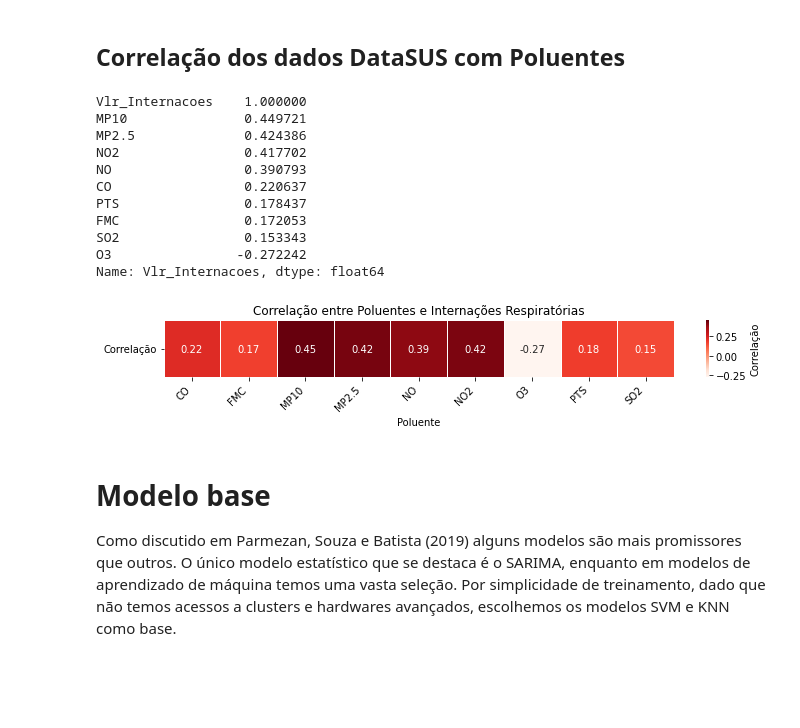
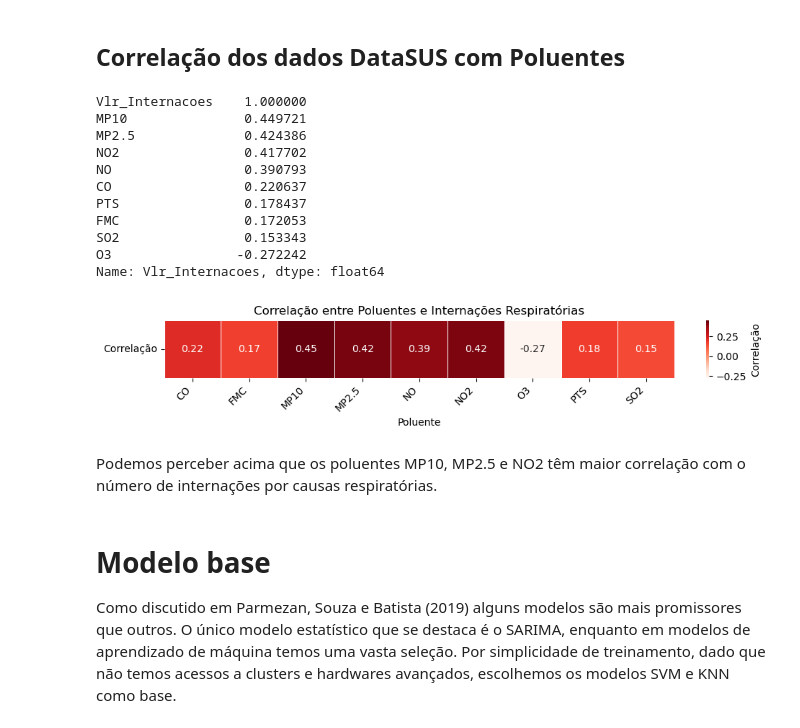
Before and after one commit to victorteodoro/projeto-aplicado-iv, a Jupyter notebook: projeto/cd_projeto_aplicado_IV_entrega_3.ipynb, the cells around one changed output. Drawn from its saved outputs; the diff is of its cells as text; code cells hidden in the pictures; blank space fills up the shorter version.

```diff
--- a/projeto/cd_projeto_aplicado_IV_entrega_3.ipynb
+++ b/projeto/cd_projeto_aplicado_IV_entrega_3.ipynb
@@ -195,8 +218,6 @@ Name: Poluente, dtype: object
 # %%
-import pandas as pd
-
 # Carrega a base do SUS
-df_sus = pd.read_csv(r"../dados/Dados_Infec_Resp_SP_2008-2023_SUS.csv", sep=';', encoding='latin1')
+df_sus = pd.read_csv("../dados/Dados_Infec_Resp_SP_2008-2023_SUS.csv", sep=';', encoding='latin1')
 # %%
 # Mantém apenas linhas no formato "xxx/yyyy"
 df_sus = df_sus[df_sus['Mês/ano de competência'].str.contains(r'^[A-Za-zÇç]{3}/\d{4}$', na=False)]
@@ -261,12 +282,12 @@ df_sus.head()
 import duckdb
 import pandas as pd
 import matplotlib.pyplot as plt
-import seaborn as sns  # Usar seaborn para o heatmap (faz parte da matplotlib stack)
+import seaborn as sns
 
 # Conectando ao DuckDB
 con = duckdb.connect()
 
-db = r"C:\Users\otavi\Documents\GitHub\projeto-aplicado-iv\dados\SP_poluicao_part*.parquet"
+db = r"../dados/SP_poluicao_part*.parquet"
 
 # Agrega média mensal de cada poluente
 query = f"""
@@ -301,36 +322,38 @@ correlacao_poluentes = correlacao[['Vlr_Internacoes']].drop(index='Vlr_Internaco
 correlacao_poluentes.columns = ['Poluente', 'Correlação']
 
 # Plotando o heatmap usando matplotlib + seaborn
-plt.figure(figsize=(10, 2))  # Ajusta o tamanho para ficar "retangular" igual ao seu estilo do plotly
+plt.figure(figsize=(10, 2))
 heatmap_data = correlacao_poluentes.set_index('Poluente').T
 
 sns.heatmap(
     heatmap_data,
     annot=True,          # Mostra os valores
     cmap='Reds',          # Escala de cores vermelha
     cbar_kws={'label': 'Correlação'},  # Nome da barra de cor
     linewidths=0.5,       # Linhas divisórias finas
     fmt=".2f"             # Formato dos números
 )
 
 plt.title('Correlação entre Poluentes e Internações Respiratórias')
 plt.yticks(rotation=0)  # Mantém "Internações" horizontal
 plt.xticks(rotation=45, ha='right')  # Inclina os poluentes para melhor leitura
 plt.tight_layout()
 plt.show()
 # %% [output]
 Vlr_Internacoes    1.000000
 MP10               0.449721
 MP2.5              0.424386
 NO2                0.417702
 NO                 0.390793
 CO                 0.220637
 PTS                0.178437
 FMC                0.172053
 SO2                0.153343
 O3                -0.272242
 Name: Vlr_Internacoes, dtype: float64
-[figure, old version]
+[figure, new version]
+# %% [markdown]
+Podemos perceber acima que os poluentes MP10, MP2.5 e NO2 têm maior correlação com o número de internações por causas respiratórias.
 # %% [markdown]
 # **Modelo base**
 
```
Also changed, not shown: parts of 7 cells of this notebook.
